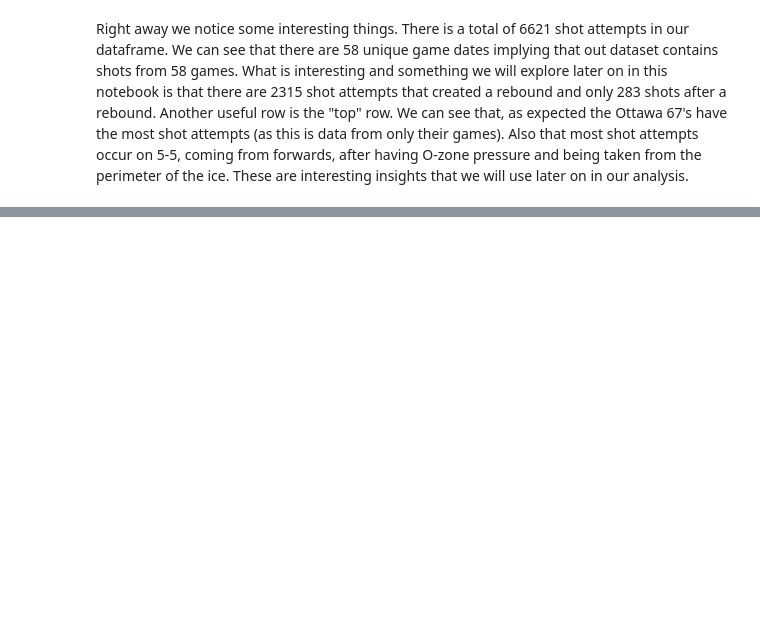
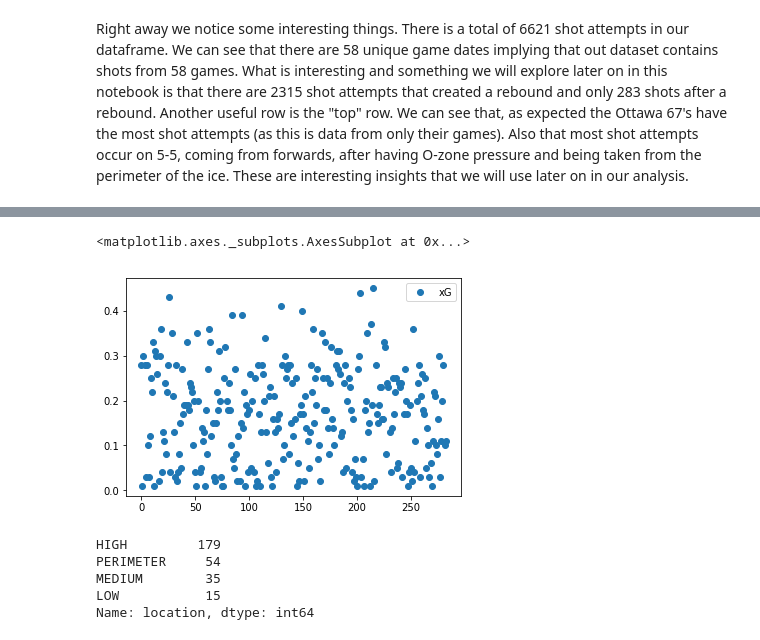
Before and after one commit to QMIND-Team/QMIND-67s-Project, a Jupyter notebook: code/main.ipynb, the cells around one changed output, grey strips where cells are left out. Cells and saved outputs as stored; diff of their text form; code cells hidden in the pictures; blank space fills up the shorter version.

```diff
--- a/code/main.ipynb
+++ b/code/main.ipynb
@@ -19,0 +40,16 @@ shot_df.head()
+# %%
+rebound_df = shot_df[(shot_df['after rebound'] =='yes')]
+rebounds_df = rebound_df.reset_index(drop=True)
+rebounds_df.plot(y = 'xG', use_index=True, style='o')
+# %% [output]
+<matplotlib.axes._subplots.AxesSubplot at 0x...>
+[figure, added]
+# %%
+num_df = rebounds_df.replace('yes', 1)
+num_df['location'].value_counts()
+# %% [output]
+HIGH         179
+PERIMETER     54
+MEDIUM        35
+LOW           15
+Name: location, dtype: int64
```
Also changed, not shown: parts of 4 cells of this notebook.
